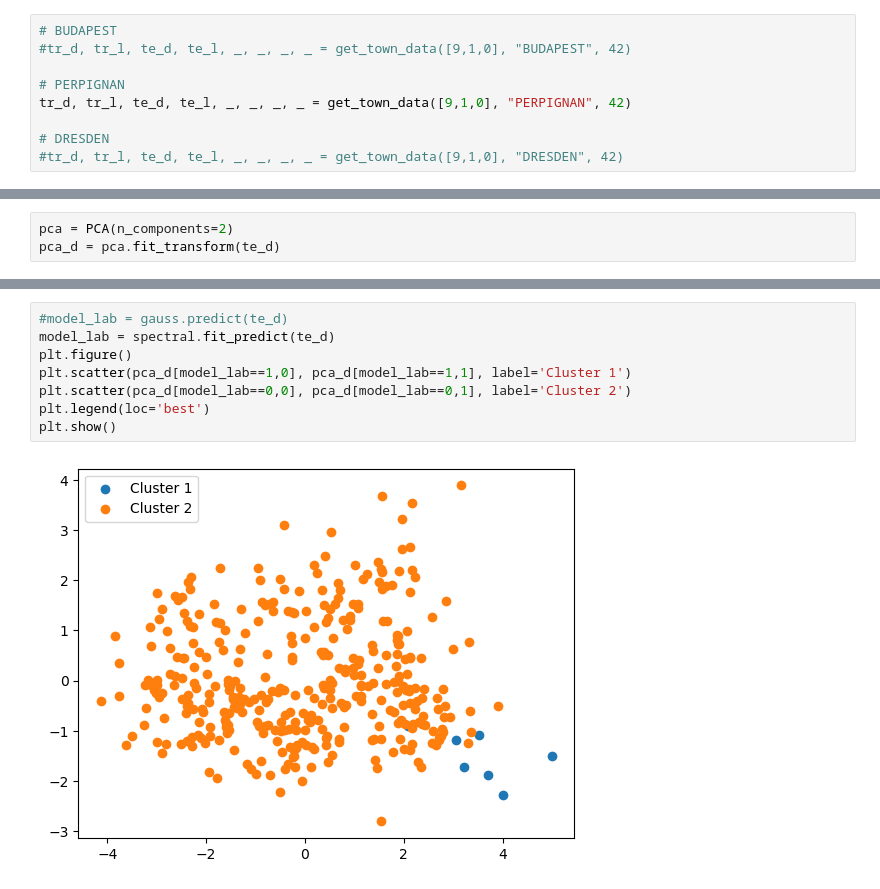
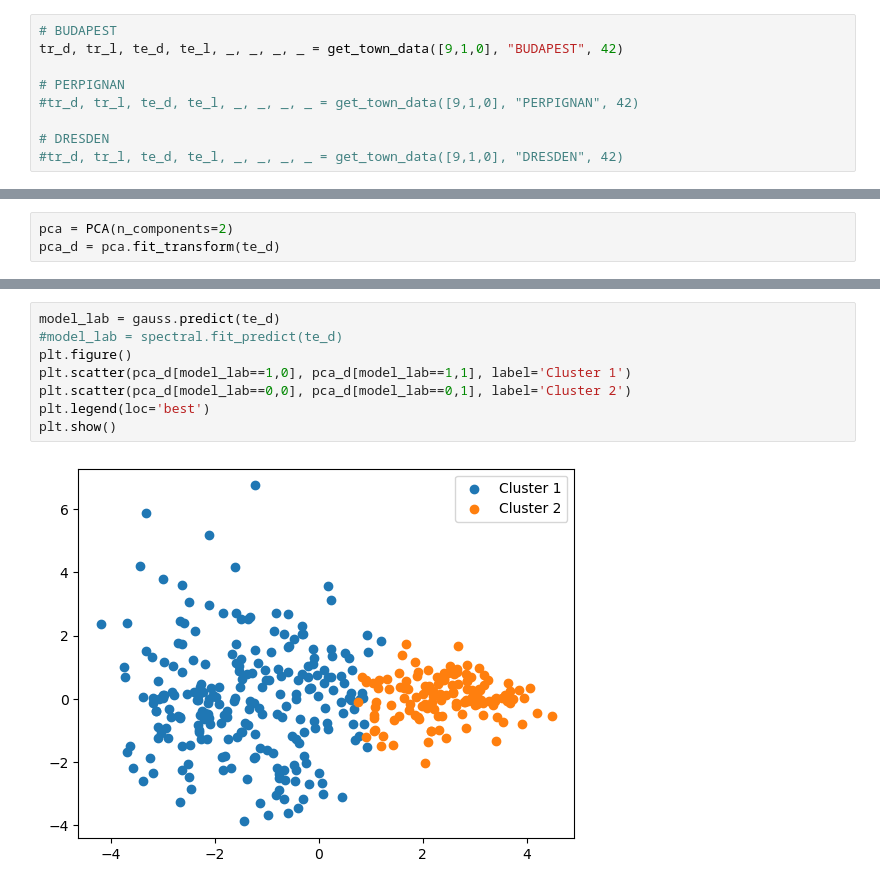
Before and after one commit to MarianK-py/projekt_stojove_ucenie, a Jupyter notebook: predictions.ipynb, the cells around one changed output, grey strips where cells are left out. Saved outputs shown, nothing was run; the diff lists cells and outputs as text.

```diff
--- a/predictions.ipynb
+++ b/predictions.ipynb
@@ -382,10 +382,10 @@ def test(model, d, l):
     return max(eq, 1-eq)
 # %%
 # BUDAPEST
-#tr_d, tr_l, te_d, te_l, _, _, _, _ = get_town_data([9,1,0], "BUDAPEST", 42)
+tr_d, tr_l, te_d, te_l, _, _, _, _ = get_town_data([9,1,0], "BUDAPEST", 42)
 
 # PERPIGNAN
-tr_d, tr_l, te_d, te_l, _, _, _, _ = get_town_data([9,1,0], "PERPIGNAN", 42)
+#tr_d, tr_l, te_d, te_l, _, _, _, _ = get_town_data([9,1,0], "PERPIGNAN", 42)
 
 # DRESDEN
 #tr_d, tr_l, te_d, te_l, _, _, _, _ = get_town_data([9,1,0], "DRESDEN", 42)
@@ -435,10 +435,10 @@ plt.show()
 # %%
-#model_lab = gauss.predict(te_d)
-model_lab = spectral.fit_predict(te_d)
+model_lab = gauss.predict(te_d)
+#model_lab = spectral.fit_predict(te_d)
 plt.figure()
 plt.scatter(pca_d[model_lab==1,0], pca_d[model_lab==1,1], label='Cluster 1')
 plt.scatter(pca_d[model_lab==0,0], pca_d[model_lab==0,1], label='Cluster 2')
 plt.legend(loc='best')
 plt.show()
 # %% [output]
-[figure, old version]
+[figure, new version]
```
Also changed, not shown: parts of 7 cells of this notebook, 6 other files.
